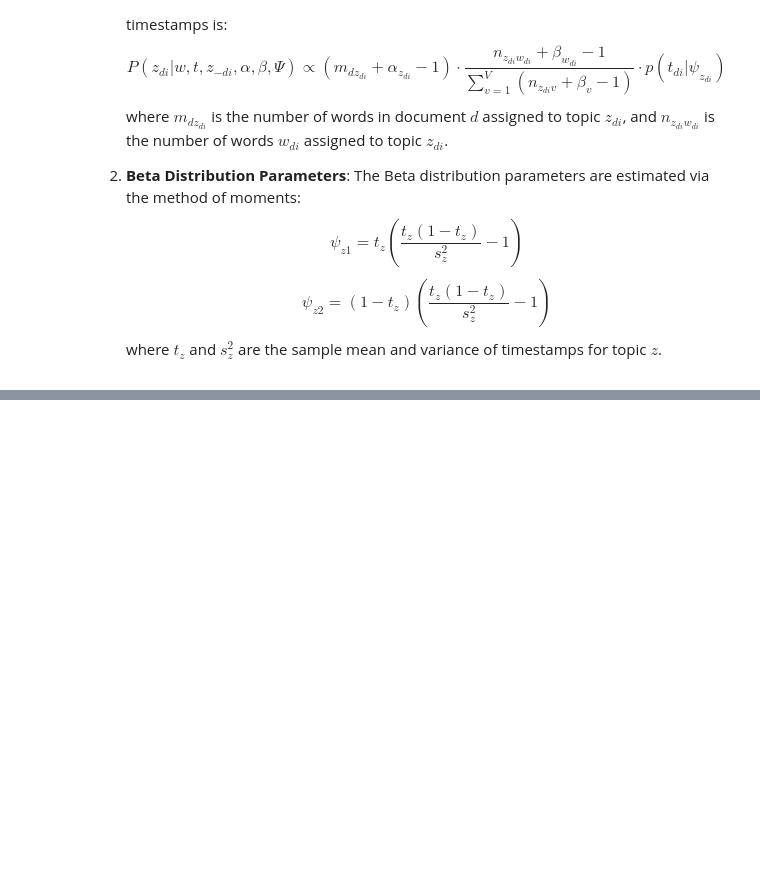
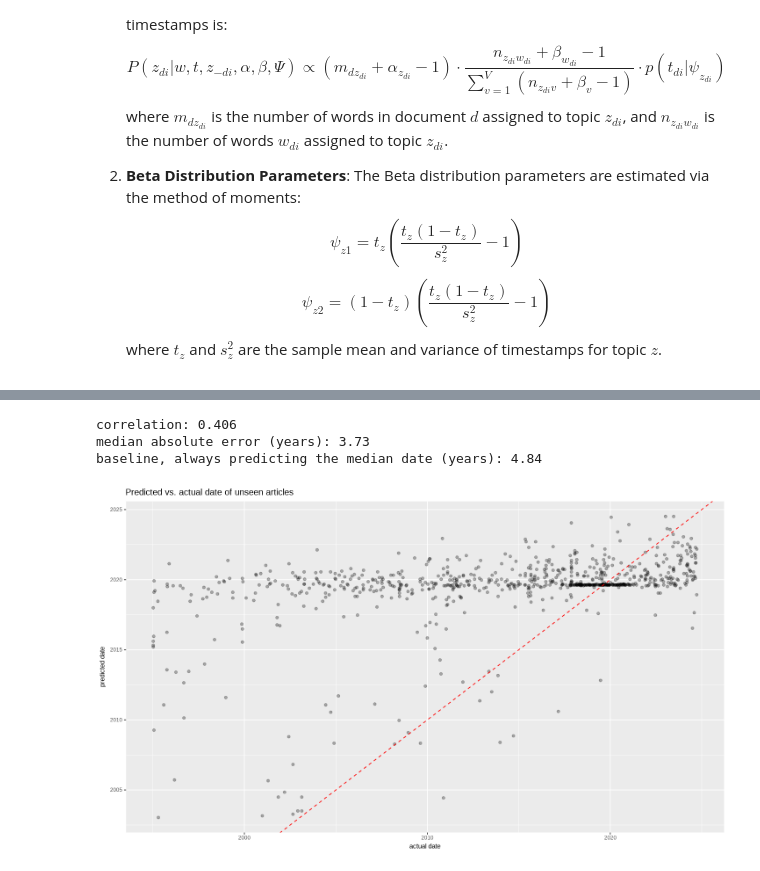
Before and after one commit to sorrychoe/topic-modeling-theory, a Jupyter notebook: notebook/Topic_over_Times.ipynb, the cells around one changed output, grey strips where cells are left out. Cells and saved outputs as stored; diff of their text form; code cells hidden in the pictures; blank space fills up the shorter version.

```diff
--- a/notebook/Topic_over_Times.ipynb
+++ b/notebook/Topic_over_Times.ipynb
@@ -112,0 +351,34 @@ Inference in ToT uses **Gibbs sampling** for approximate posterior inference.
+# %%
+# split the data into train(90%) & test(10%)
+test_idx <- sample(nrow(dtm), round(nrow(dtm) * 0.1))
+
+train_model <- tot(dtm[-test_idx, ], dates[-test_idx],
+                   k = 7,
+                   n_iter = 300,
+                   time_weight = 0.3)
+
+# predict the date of unseen articles
+pred_date <- predict(train_model, dtm[test_idx, ], type = "time")
+
+pred_result <- tibble(actual = dates[test_idx], predicted = pred_date) |>
+  mutate(error_years = abs(as.numeric(predicted - actual)) / 365.25)
+
+cat("correlation:", round(cor(as.numeric(pred_result$actual), as.numeric(pred_result$predicted)), 3), "\n")
+cat("median absolute error (years):", round(median(pred_result$error_years), 2), "\n")
+cat("baseline, always predicting the median date (years):",
+    round(median(abs(as.numeric(dates[test_idx] - median(dates[-test_idx]))) / 365.25), 2), "\n")
+# %% [output]
+correlation: 0.406
+median absolute error (years): 3.73
+baseline, always predicting the median date (years): 4.84
+# %%
+# show result as a plot
+pred_result |>
+  ggplot(aes(x = actual, y = predicted)) +
+  geom_point(alpha = 0.3) +
+  geom_abline(slope = 1, intercept = 0, colour = "red", linetype = "dashed") +
+  labs(x = "actual date", y = "predicted date",
+       title = "Predicted vs. actual date of unseen articles") +
+  theme(plot.title = element_text(size = 15))
+# %% [output]
+[figure, added]
```
Also changed, not shown: parts of 18 cells of this notebook, 4 other files.
